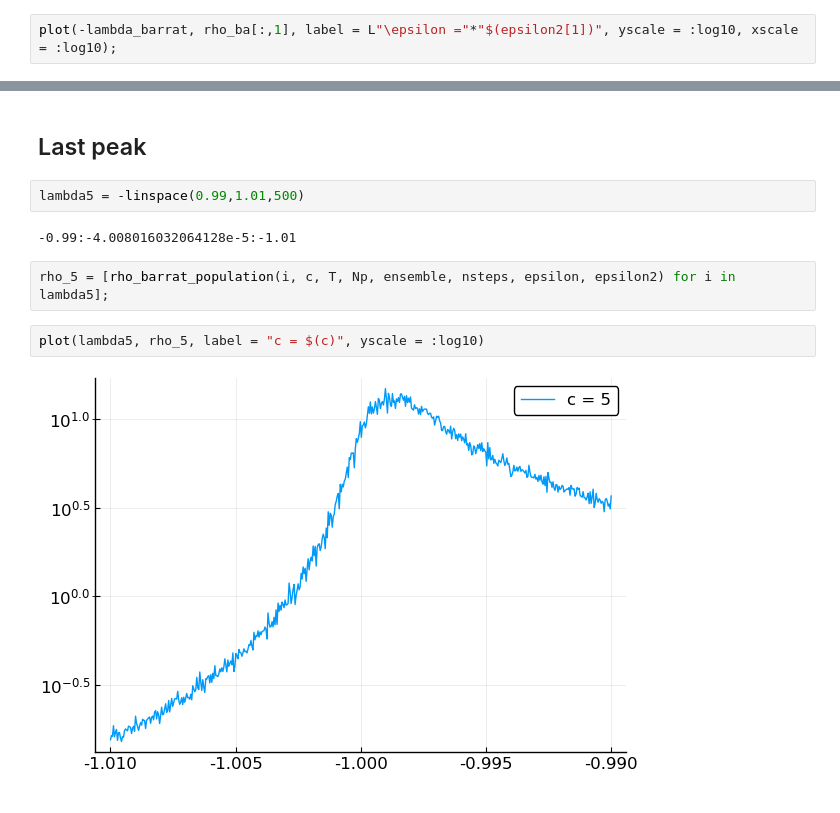
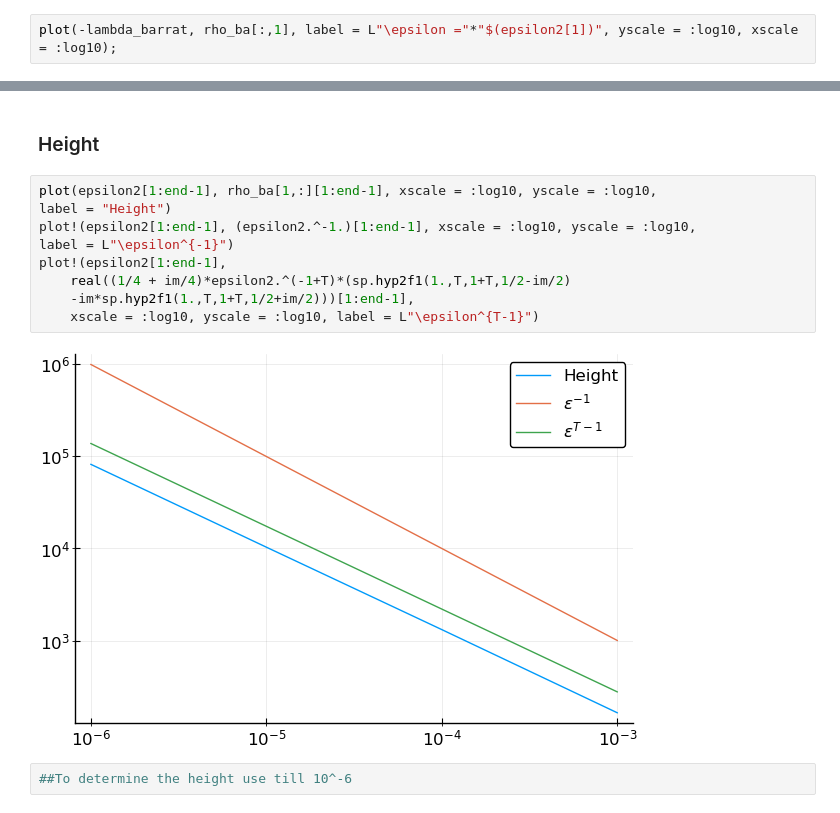
Before and after one commit to dapias/SparseBarratMezard, a Jupyter notebook: connectivity-changes-peaksc=5-Bouchaud.ipynb, the cells around one changed output, grey strips where cells are left out. Cells and saved outputs as stored; diff of their text form.

```diff
--- a/connectivity-changes-peaksc=5-Bouchaud.ipynb
+++ b/connectivity-changes-peaksc=5-Bouchaud.ipynb
@@ -190,12 +50,15 @@ plot(lambda4, rho_4, label = "c = $(c)", yscale = :log10)
-# %% [markdown]
-## Last peak
-# %%
-lambda5 = -linspace(0.99,1.01,500)
-# %% [output]
--0.99:-4.008016032064128e-5:-1.01
-# %%
-rho_5 = [rho_barrat_population(i, c, T, Np, ensemble, nsteps, epsilon, epsilon2) for i in lambda5];
-# %%
-plot(lambda5, rho_5, label = "c = $(c)", yscale = :log10)
-# %% [output]
-[figure, removed]
+# %% [markdown]
+### Height
+# %%
+plot(epsilon2[1:end-1], rho_ba[1,:][1:end-1], xscale = :log10, yscale = :log10,
+label = "Height")
+plot!(epsilon2[1:end-1], (epsilon2.^-1.)[1:end-1], xscale = :log10, yscale = :log10,
+label = L"\epsilon^{-1}")
+plot!(epsilon2[1:end-1],
+    real((1/4 + im/4)*epsilon2.^(-1+T)*(sp.hyp2f1(1.,T,1+T,1/2-im/2)
+    -im*sp.hyp2f1(1.,T,1+T,1/2+im/2)))[1:end-1],
+    xscale = :log10, yscale = :log10, label = L"\epsilon^{T-1}")
+# %% [output]
+[figure, added]
+# %%
+##To determine the height use till 10^-6
```
Also changed, not shown: parts of 31 cells of this notebook.
